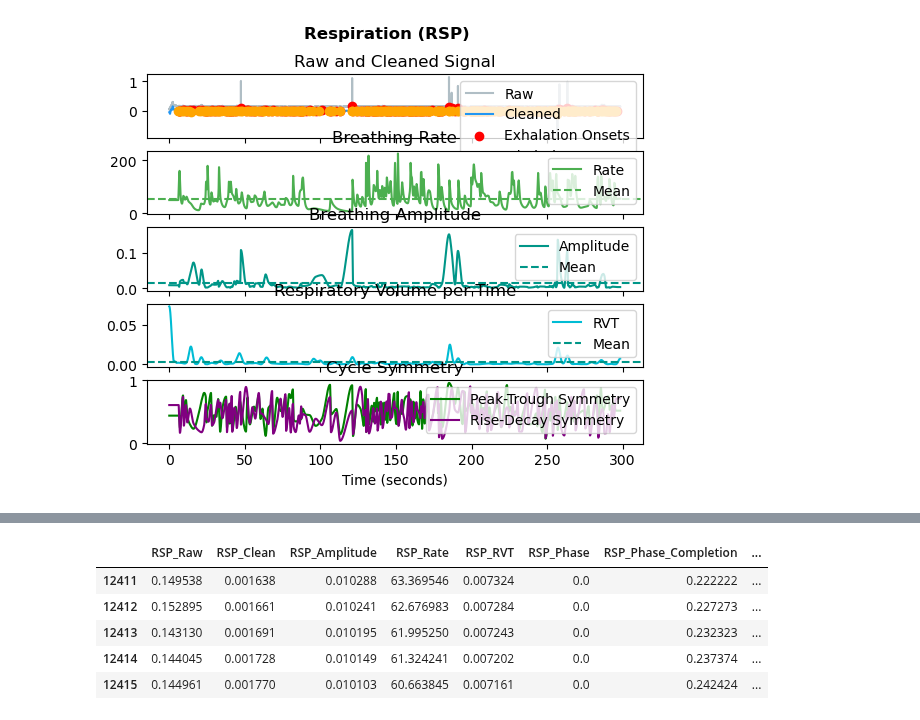
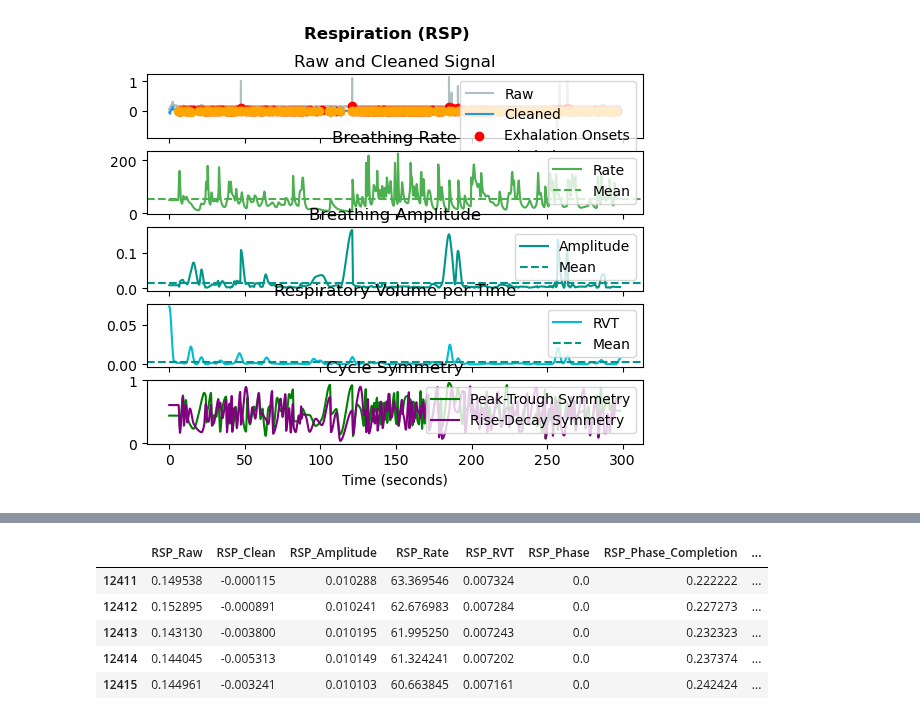
Before and after one commit to padillacoreanolab/respiratory_pilot, a Jupyter notebook: iteration_1.ipynb, the cells around one changed output, grey strips where cells are left out. Drawn from its saved outputs; the diff is of its cells as text; code cells hidden in the pictures.

```diff
--- a/iteration_1.ipynb
+++ b/iteration_1.ipynb
@@ -229,8 +232,8 @@ resp_df.head()
 | 3 | 0.029491 | 0.057984 |
 | 4 | 0.039322 | 0.057679 |
 # %%
-rsp_signals, info = nk.rsp_process(resp_df['Respiration Signal'], sampling_rate=fs)
-rsp_signals.head(5)
+rsp_signals_1, info = nk.rsp_process(resp_df['Respiration Signal'], sampling_rate=fs)
+rsp_signals_1.head(5)
 # %% [output]
 |  | RSP_Raw | RSP_Clean | RSP_Amplitude | RSP_Rate | RSP_RVT | RSP_Phase | RSP_Phase_Completion | ... |
 | 0 | 0.066224 | -0.052940 | 0.008904 | 50.351516 | 0.073548 | NaN | 0.0 | ... |
@@ -243,2 +246,16 @@ nk.rsp_plot(rsp_signals, info)
 # %% [output]
 [figure]
+# %%
+# Apply the custom filtering logic
+rsp_cleaned = nk.signal_filter(
+    resp_df['Respiration Signal'],
+    lowcut=0.1,   # Low cutoff frequency (Hz)
+    highcut=20,   # High cutoff frequency (Hz)
+    method="khodadad2018",  # Filtering method
+    sampling_rate=fs,
+    order=2  # Filter order
+)
+# %%
+rsp_signals_2, info = nk.rsp_process(resp_df['Respiration Signal'], sampling_rate=fs)
+rsp_signals_2['RSP_Clean'] = rsp_cleaned
+rsp_signals_2.head(5)
@@ -245,14 +273,21 @@ nk.rsp_plot(rsp_signals, info)
 # %%
 # Adding timestamps to processed resp data
-rsp_signals['time'] = resp_df['Time (s)']
+rsp_signals_1['time'] = resp_df['Time (s)']
 
 # Filtering from 2:02 to 2:26
-interaction_signals = rsp_signals[(rsp_signals['time'] >= 122) & (rsp_signals['time'] <= 146)]
+interaction_signals = rsp_signals_1[(rsp_signals_1['time'] >= 122) & (rsp_signals_1['time'] <= 146)]
 interaction_signals.head(5)
+
+# Adding timestamps to processed resp data
+rsp_signals_2['time'] = resp_df['Time (s)']
+
+# Filtering from 2:02 to 2:26
+interaction_signals_2 = rsp_signals_2[(rsp_signals_2['time'] >= 122) & (rsp_signals_2['time'] <= 146)]
+interaction_signals_2.head(5)
 # %% [output]
 |  | RSP_Raw | RSP_Clean | RSP_Amplitude | RSP_Rate | RSP_RVT | RSP_Phase | RSP_Phase_Completion | ... |
-| 12411 | 0.149538 | 0.001638 | 0.010288 | 63.369546 | 0.007324 | 0.0 | 0.222222 | ... |
-| 12412 | 0.152895 | 0.001661 | 0.010241 | 62.676983 | 0.007284 | 0.0 | 0.227273 | ... |
-| 12413 | 0.143130 | 0.001691 | 0.010195 | 61.995250 | 0.007243 | 0.0 | 0.232323 | ... |
-| 12414 | 0.144045 | 0.001728 | 0.010149 | 61.324241 | 0.007202 | 0.0 | 0.237374 | ... |
-| 12415 | 0.144961 | 0.001770 | 0.010103 | 60.663845 | 0.007161 | 0.0 | 0.242424 | ... |
+| 12411 | 0.149538 | -0.000115 | 0.010288 | 63.369546 | 0.007324 | 0.0 | 0.222222 | ... |
+| 12412 | 0.152895 | -0.000891 | 0.010241 | 62.676983 | 0.007284 | 0.0 | 0.227273 | ... |
+| 12413 | 0.143130 | -0.003800 | 0.010195 | 61.995250 | 0.007243 | 0.0 | 0.232323 | ... |
+| 12414 | 0.144045 | -0.005313 | 0.010149 | 61.324241 | 0.007202 | 0.0 | 0.237374 | ... |
+| 12415 | 0.144961 | -0.003241 | 0.010103 | 60.663845 | 0.007161 | 0.0 | 0.242424 | ... |
```
Also changed, not shown: parts of 7 cells of this notebook, 1 other file.
